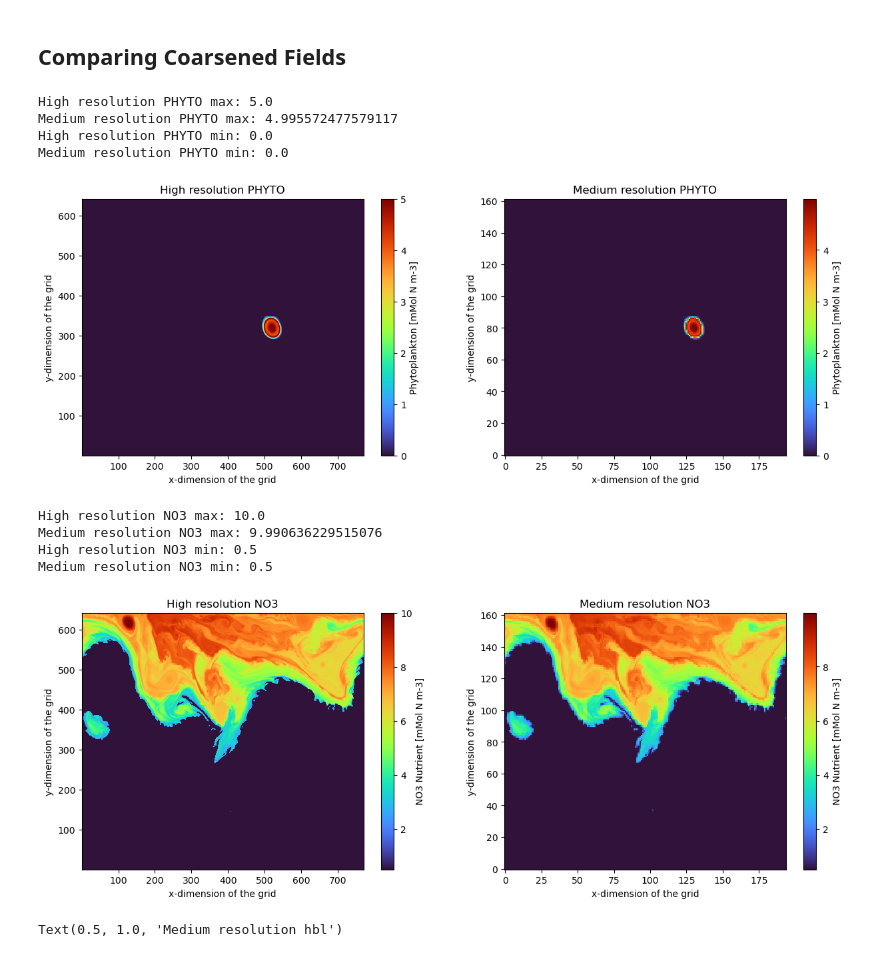
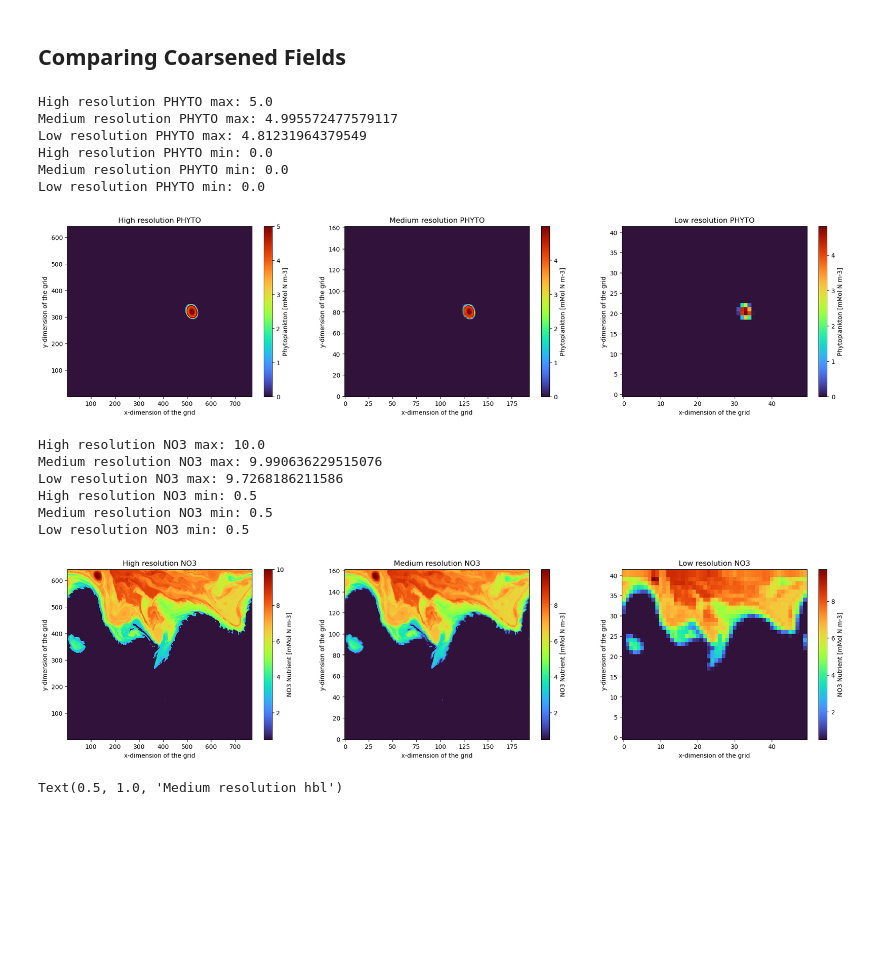
Before and after one commit to nekoscythe/croco_scripts, a Jupyter notebook: Configs/InitialConditions/Config1/Config1.ipynb, the cells around one changed output. Drawn from its saved outputs; the diff is of its cells as text; code cells hidden in the pictures; blank space fills up the shorter version.

```diff
--- a/Configs/InitialConditions/Config1/Config1.ipynb
+++ b/Configs/InitialConditions/Config1/Config1.ipynb
@@ -305,4 +305,4 @@ import xarray as xr
 # %%
 from CoarsenDataset import coarsen_dataset
 # %%
-config1_bio = xr.open_dataset('hires_bio_rst.nc')
+config1_bio = xr.open_dataset('input_rst_hires.nc')
@@ -331,28 +309,41 @@ Coordinates: (12/13)
+# %%
+config1_bio_medres = xr.open_dataset('input_rst_medres.nc')
+# %%
+config1_bio_lowres = coarsen_dataset(config1_bio_medres)
 # %% [markdown]
 ## Comparing Coarsened Fields
 # %%
 for var in ['PHYTO', 'NO3']:
-    fig, ax = plt.subplots(1, 2, figsize=(15, 5))
+    fig, ax = plt.subplots(1, 3, figsize=(23, 5))
     config1_bio[var][-1, -1].plot(ax=ax[0], cmap='turbo')
     config1_bio_medres[var][-1, -1].plot(ax=ax[1], cmap='turbo')
+    config1_bio_lowres[var][-1, -1].plot(ax=ax[2], cmap='turbo')
+
     ax[0].set_title(f"High resolution {var}")
     ax[1].set_title(f"Medium resolution {var}")
+    ax[2].set_title(f"Low resolution {var}")
     print(f"High resolution {var} max: {config1_bio[var][-1, -1].max().values}")
     print(f"Medium resolution {var} max: {config1_bio_medres[var][-1, -1].max().values}")
+    print(f"Low resolution {var} max: {config1_bio_lowres[var][-1, -1].max().values}")
     print(f"High resolution {var} min: {config1_bio[var][-1, -1].min().values}")
     print(f"Medium resolution {var} min: {config1_bio_medres[var][-1, -1].min().values}")
+    print(f"Low resolution {var} min: {config1_bio_lowres[var][-1, -1].min().values}")
     plt.show()
 # %% [output]
 High resolution PHYTO max: 5.0
 Medium resolution PHYTO max: 4.995572477579117
+Low resolution PHYTO max: 4.81231964379549
 High resolution PHYTO min: 0.0
 Medium resolution PHYTO min: 0.0
+Low resolution PHYTO min: 0.0
-[figure, old version]
+[figure, new version]
 High resolution NO3 max: 10.0
 Medium resolution NO3 max: 9.990636229515076
+Low resolution NO3 max: 9.7268186211586
 High resolution NO3 min: 0.5
 Medium resolution NO3 min: 0.5
+Low resolution NO3 min: 0.5
-[figure, old version]
+[figure, new version]
 # %%
 var='hbl'
 fig, ax = plt.subplots(1, 2, figsize=(15, 5))
```
Also changed, not shown: parts of 19 cells of this notebook, 2 other files.
